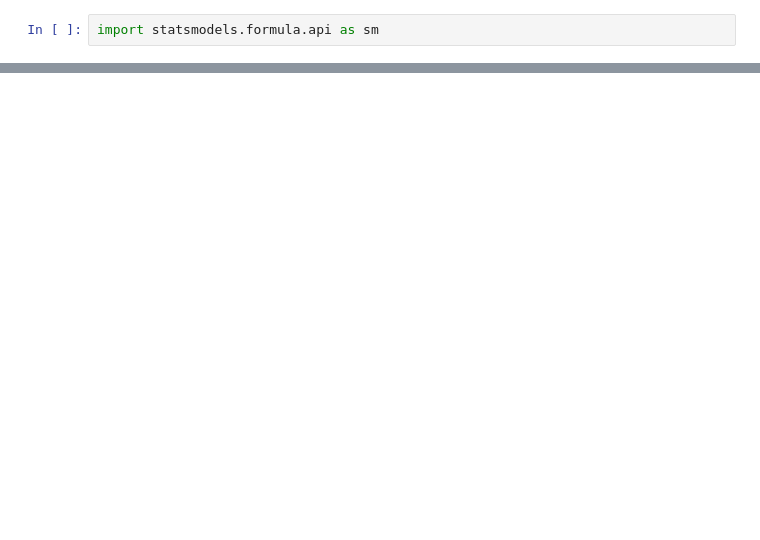
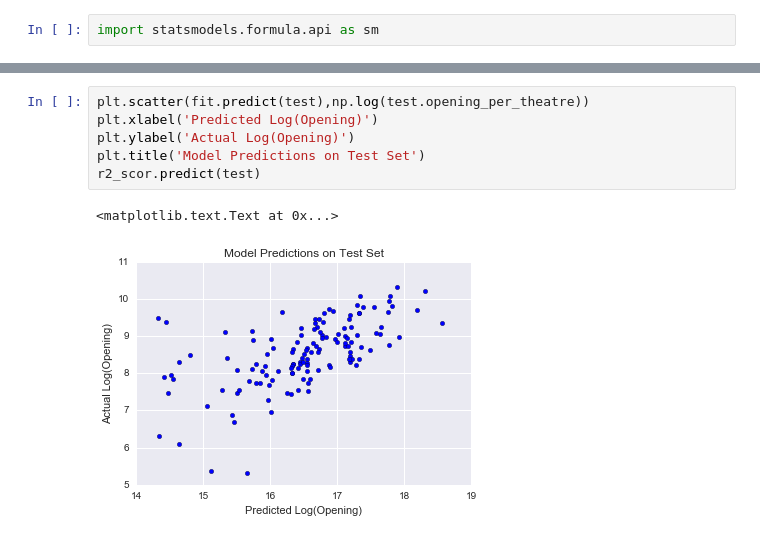
Before and after one commit to WillNetsky/Movie_Data_Regression_Scraping, a Jupyter notebook: model_building.ipynb, the cells around one changed output, grey strips where cells are left out. Drawn from its saved outputs; the diff is of its cells as text; blank space fills up the shorter version.

```diff
--- a/model_building.ipynb
+++ b/model_building.ipynb
@@ -100,0 +86,9 @@ OLS Regression Results
+# %%
+plt.scatter(fit.predict(test),np.log(test.opening_per_theatre))
+plt.xlabel('Predicted Log(Opening)')
+plt.ylabel('Actual Log(Opening)')
+plt.title('Model Predictions on Test Set')
+r2_scor.predict(test)
+# %% [output]
+<matplotlib.text.Text at 0x...>
+[figure, added]
```
Also changed, not shown: parts of 7 cells of this notebook, 1 other file.
